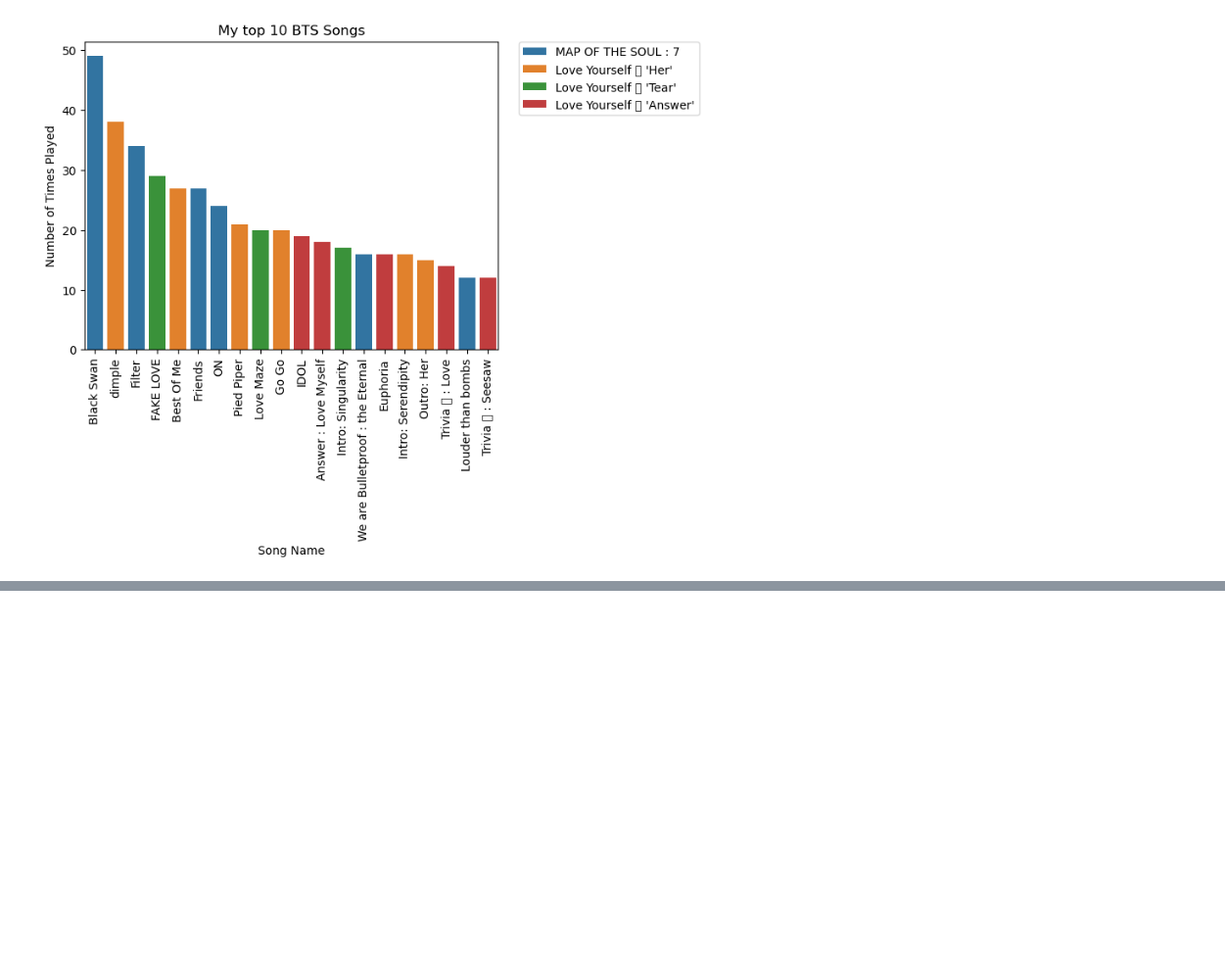
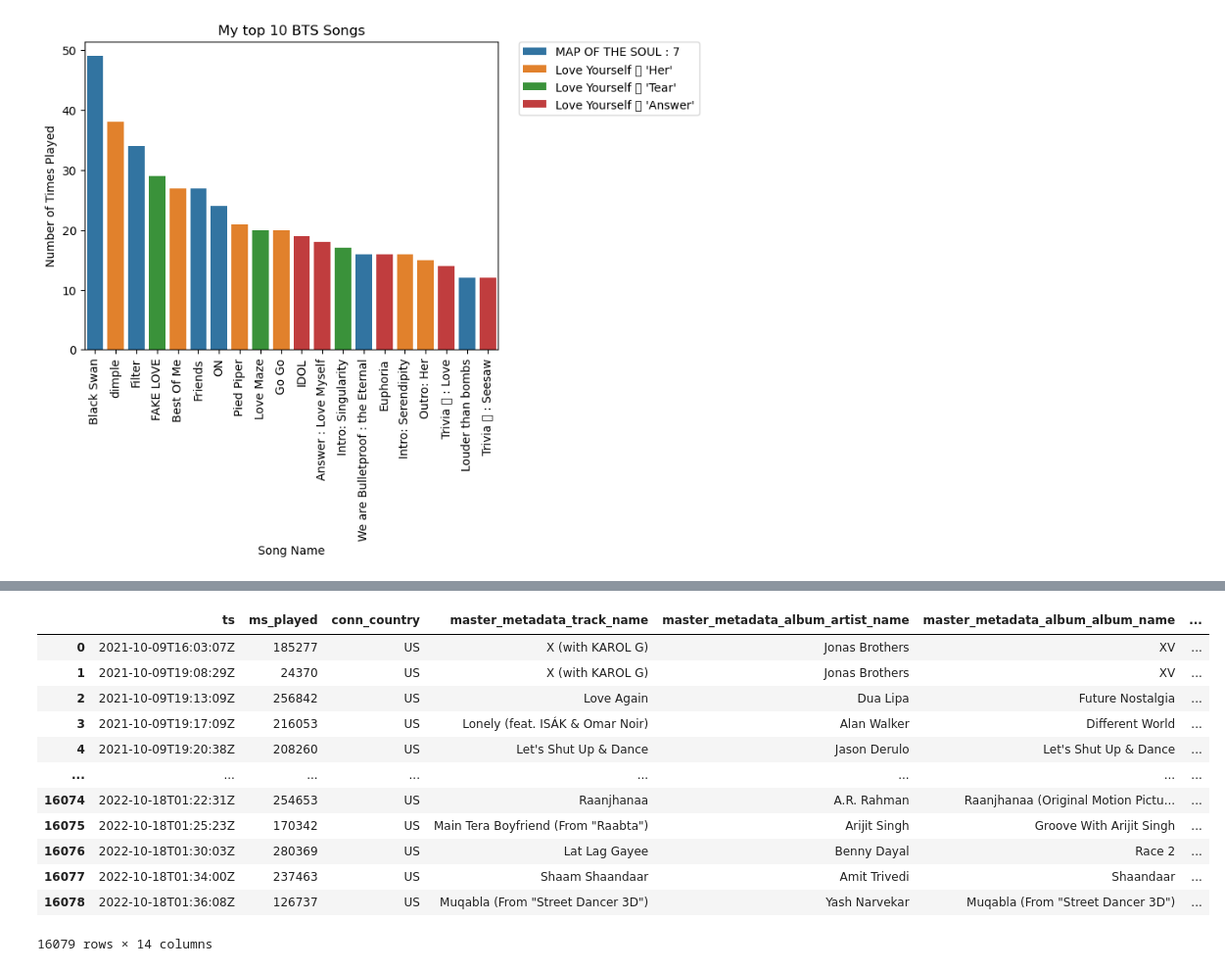
Before and after one commit to ssharmaSD/mySpotifyWrapped, a Jupyter notebook: Suhani's Wrapped.ipynb, the cells around one changed output, grey strips where cells are left out. Shown at 98% size. Cells and saved outputs as stored; diff of their text form; code cells hidden in the pictures; blank space fills up the shorter version.

```diff
--- a/Suhani's Wrapped.ipynb
+++ b/Suhani's Wrapped.ipynb
@@ -813,0 +877,24 @@ And from this I can determine that many of my top songs come from the album "MAP
+# %%
+yrs_2021_2022 = pd.read_json('Spotify Extended Streaming History/Streaming_History_Audio_2021-2022_2.json')
+yrs_2021_2022 = yrs_2021_2022.drop(['platform',
+                                    'username',
+                                    'ip_addr_decrypted',
+                                    'user_agent_decrypted',
+                                    'offline_timestamp',
+                                    'incognito_mode',
+                                    'offline'], axis =1)
+yrs_2021_2022
+# %% [output]
+|  | ts | ms_played | conn_country | master_metadata_track_name | master_metadata_album_artist_name | master_metadata_album_album_name | ... |
+| 0 | 2021-10-09T16:03:07Z | 185277 | US | X (with KAROL G) | Jonas Brothers | XV | ... |
+| 1 | 2021-10-09T19:08:29Z | 24370 | US | X (with KAROL G) | Jonas Brothers | XV | ... |
+| 2 | 2021-10-09T19:13:09Z | 256842 | US | Love Again | Dua Lipa | Future Nostalgia | ... |
+| 3 | 2021-10-09T19:17:09Z | 216053 | US | Lonely (feat. ISÁK & Omar Noir) | Alan Walker | Different World | ... |
+| 4 | 2021-10-09T19:20:38Z | 208260 | US | Let's Shut Up & Dance | Jason Derulo | Let's Shut Up & Dance | ... |
+| ... | ... | ... | ... | ... | ... | ... | ... |
+| 16074 | 2022-10-18T01:22:31Z | 254653 | US | Raanjhanaa | A.R. Rahman | Raanjhanaa (Original Motion Pictu... | ... |
+| 16075 | 2022-10-18T01:25:23Z | 170342 | US | Main Tera Boyfriend (From "Raabta") | Arijit Singh | Groove With Arijit Singh | ... |
+| 16076 | 2022-10-18T01:30:03Z | 280369 | US | Lat Lag Gayee | Benny Dayal | Race 2 | ... |
+| 16077 | 2022-10-18T01:34:00Z | 237463 | US | Shaam Shaandaar | Amit Trivedi | Shaandaar | ... |
+| 16078 | 2022-10-18T01:36:08Z | 126737 | US | Muqabla (From "Street Dancer 3D") | Yash Narvekar | Muqabla (From "Street Dancer 3D") | ... |
+16079 rows × 14 columns
```
Also changed, not shown: parts of 26 cells of this notebook, 8 other files.
